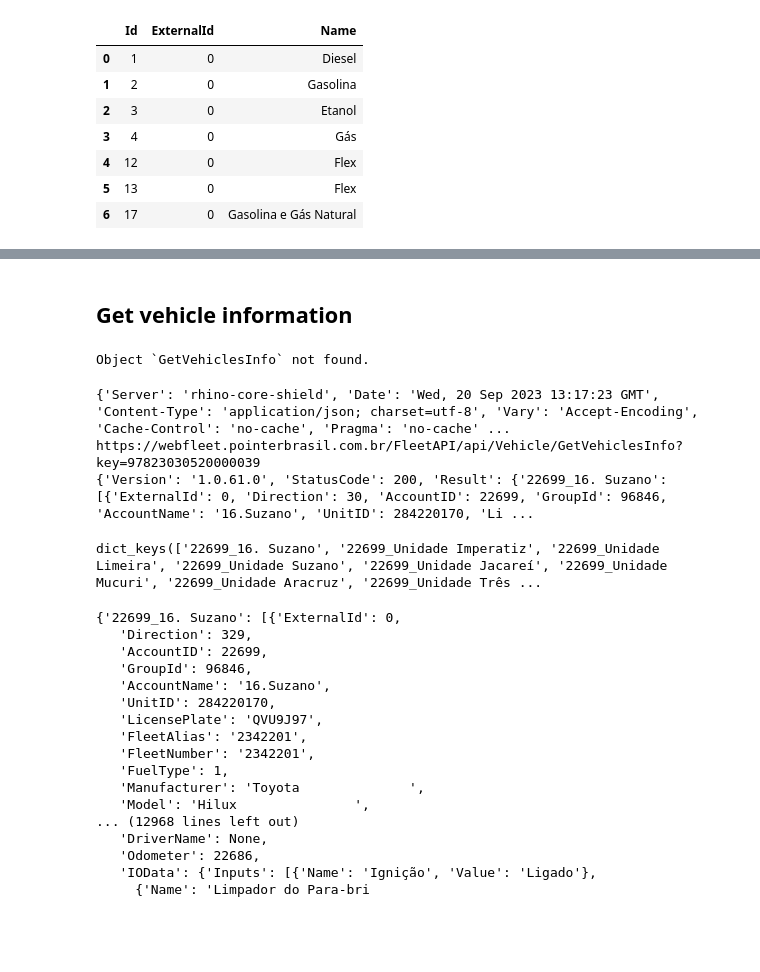
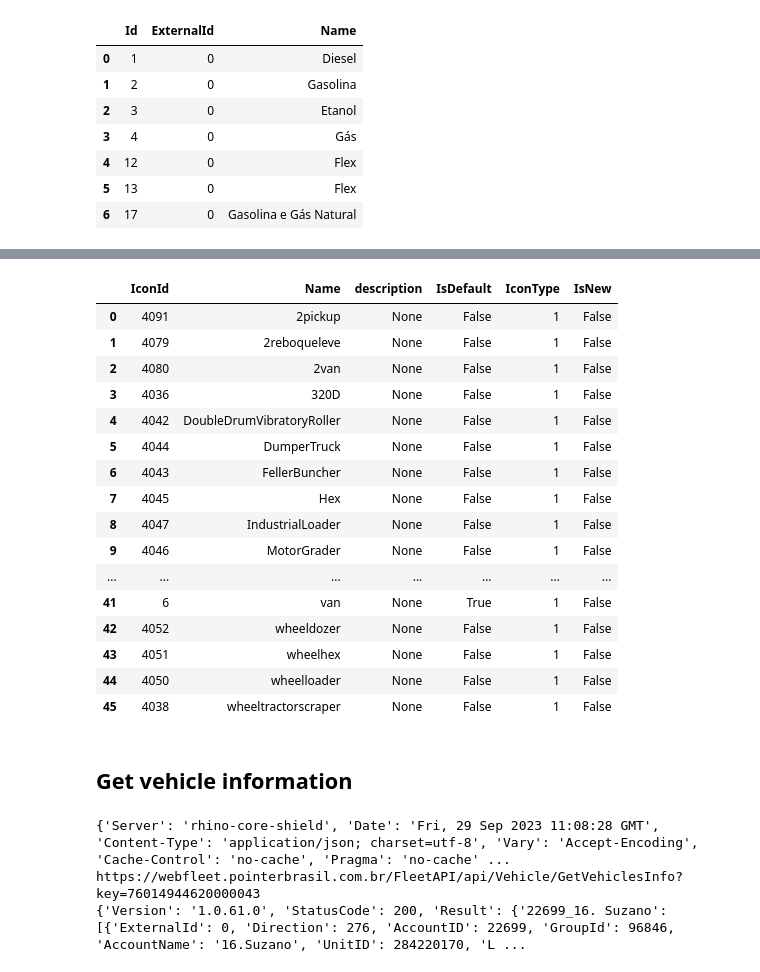
Before and after one commit to Markosalves12/Suzano, a Jupyter notebook: vehicle management.ipynb, the cells around one changed output, grey strips where cells are left out. Saved outputs shown, nothing was run; the diff lists cells and outputs as text; code cells hidden in the pictures; blank space fills up the shorter version.

```diff
--- a/vehicle management.ipynb
+++ b/vehicle management.ipynb
@@ -149,41 +162,55 @@ https://webfleet.pointerbrasil.com.br/FleetAPI/api/Vehicle/GetVehicleTypes?key=9
+# %%
+caminho_vehicle_icon = r"C:\Users\MarkosPereira.exc\Suzano S A\Gestão Facilities Brasil - Pointer\Dados da API\Vehicle Management\GetVehicleIcons.xlsx".replace("\\","/")
+
+IconId = list()
+Name = list()
+description = list()
+IsDefault = list()
+IconType = list()
+IsNew = list()
+
+for value in values:
+    IconId.append(value['IconId'])
+    Name.append(value['Name'])
+    description.append(value['description'])
+    IsDefault.append(value['IsDefault'])
+    IconType.append(value['IconType'])
+    IsNew.append(value['IsNew'])
+
+
+vehicle_icon = pd.DataFrame({'IconId': IconId, 'Name': Name, 'description': description, 'IsDefault': IsDefault,
+                             'IconType': IconType, 'IsNew': IsNew})
+vehicle_icon.to_excel(caminho_vehicle_icon, index=False)
+vehicle_icon
+# %% [output]
+|  | IconId | Name | description | IsDefault | IconType | IsNew |
+| 0 | 4091 | 2pickup | None | False | 1 | False |
+| 1 | 4079 | 2reboqueleve | None | False | 1 | False |
+| 2 | 4080 | 2van | None | False | 1 | False |
+| 3 | 4036 | 320D | None | False | 1 | False |
+| 4 | 4042 | DoubleDrumVibratoryRoller | None | False | 1 | False |
+| 5 | 4044 | DumperTruck | None | False | 1 | False |
+| 6 | 4043 | FellerBuncher | None | False | 1 | False |
+| 7 | 4045 | Hex | None | False | 1 | False |
+| 8 | 4047 | IndustrialLoader | None | False | 1 | False |
+| 9 | 4046 | MotorGrader | None | False | 1 | False |
+| ... | ... | ... | ... | ... | ... | ... |
+| 41 | 6 | van | None | True | 1 | False |
+| 42 | 4052 | wheeldozer | None | False | 1 | False |
+| 43 | 4051 | wheelhex | None | False | 1 | False |
+| 44 | 4050 | wheelloader | None | False | 1 | False |
+| 45 | 4038 | wheeltractorscraper | None | False | 1 | False |
 # %% [markdown]
 ## Get vehicle information
 # %%
 url = f"https://webfleet.pointerbrasil.com.br/FleetAPI/api/Vehicle/GetVehiclesInfo?key={token}"
 
-url = f'https://webfleet.pointerbrasil.com.br/FleetAPI/api/Vehicle/GetVehiclesInfo&key=
-FleetAPI/api/Vehicle/GetVehiclesInfo?
 x = requests.get(url, verify=False)
 print(x.headers)
 print(url)
 y = x.json()
 print(y)
 # %% [output]
-Object `GetVehiclesInfo` not found.
+{'Server': 'rhino-core-shield', 'Date': 'Fri, 29 Sep 2023 11:08:28 GMT', 'Content-Type': 'application/json; charset=utf-8', 'Vary': 'Accept-Encoding', 'Cache-Control': 'no-cache', 'Pragma': 'no-cache' ...
+https://webfleet.pointerbrasil.com.br/FleetAPI/api/Vehicle/GetVehiclesInfo?key=76014944620000043
+{'Version': '1.0.61.0', 'StatusCode': 200, 'Result': {'22699_16. Suzano': [{'ExternalId': 0, 'Direction': 276, 'AccountID': 22699, 'GroupId': 96846, 'AccountName': '16.Suzano', 'UnitID': 284220170, 'L ...
-{'Server': 'rhino-core-shield', 'Date': 'Wed, 20 Sep 2023 13:17:23 GMT', 'Content-Type': 'application/json; charset=utf-8', 'Vary': 'Accept-Encoding', 'Cache-Control': 'no-cache', 'Pragma': 'no-cache' ...
-https://webfleet.pointerbrasil.com.br/FleetAPI/api/Vehicle/GetVehiclesInfo?key=97823030520000039
-{'Version': '1.0.61.0', 'StatusCode': 200, 'Result': {'22699_16. Suzano': [{'ExternalId': 0, 'Direction': 30, 'AccountID': 22699, 'GroupId': 96846, 'AccountName': '16.Suzano', 'UnitID': 284220170, 'Li ...
-# %%
-y['Result'].keys()
-# %% [output]
-dict_keys(['22699_16. Suzano', '22699_Unidade Imperatiz', '22699_Unidade Limeira', '22699_Unidade Suzano', '22699_Unidade Jacareí', '22699_Unidade Mucuri', '22699_Unidade Aracruz', '22699_Unidade Três ...
-# %%
-y['Result']
-# %% [output]
-{'22699_16. Suzano': [{'ExternalId': 0,
-   'Direction': 329,
-   'AccountID': 22699,
-   'GroupId': 96846,
-   'AccountName': '16.Suzano',
-   'UnitID': 284220170,
-   'LicensePlate': 'QVU9J97',
-   'FleetAlias': '2342201',
-   'FleetNumber': '2342201',
-   'FuelType': 1,
-   'Manufacturer': 'Toyota              ',
-   'Model': 'Hilux               ',
-... (12968 lines left out)
-   'DriverName': None,
-   'Odometer': 22686,
-   'IOData': {'Inputs': [{'Name': 'Ignição', 'Value': 'Ligado'},
-     {'Name': 'Limpador do Para-bri
```
Also changed, not shown: parts of 28 cells of this notebook, 2 other files.
